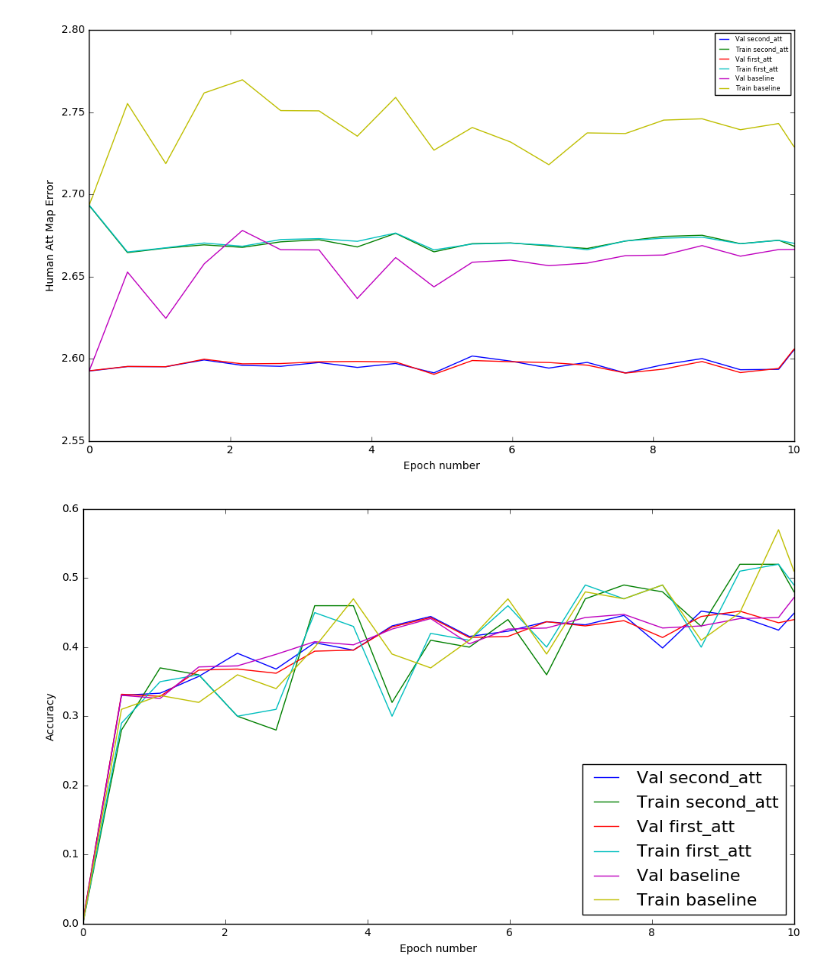
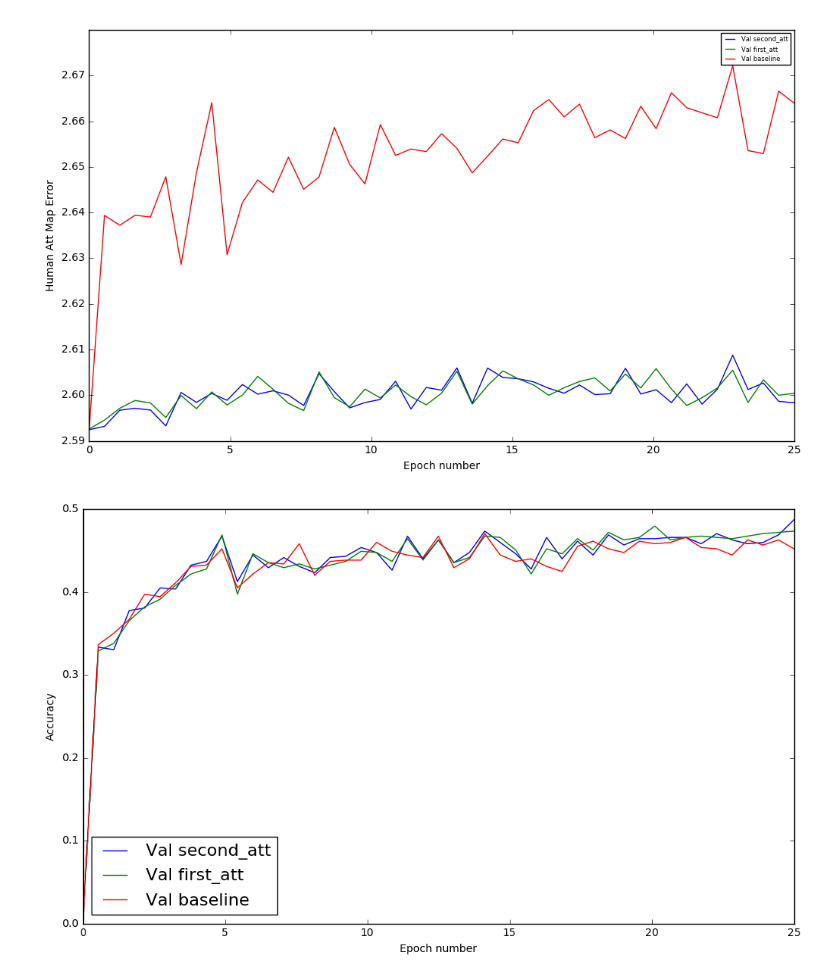
Before and after one commit to goncalomcorreia/vqa_human_attention, a Jupyter notebook: Plots.ipynb, the cells around one changed output. Saved outputs shown, nothing was run; the diff lists cells and outputs as text; code cells hidden in the pictures.

```diff
--- a/Plots.ipynb
+++ b/Plots.ipynb
@@ -16,7 +16,7 @@ err_train = []
 err_map_train = []
 labels = ['second_att', 'first_att', 'baseline']
 
-plot = 'joint_cost_second_att_new_data_plot_details.npz'
+plot = 'joint_cost_second_att_plot_details.npz'
 
 with np.load(plot_dir+plot) as data:
     err_valid.append(data['valid_error'])
@@ -29,7 +29,7 @@ with np.load(plot_dir+plot) as data:
     err_train.append(data['train_error'])
     acc_train.append(data['train_accuracy'])
 
-plot = 'joint_cost_first_att_new_data_plot_details.npz'
+plot = 'joint_cost_first_att_plot_details.npz'
 
 with np.load(plot_dir+plot) as data:
     err_valid.append(data['valid_error'])
@@ -59,25 +59,25 @@ fig = plt.figure(figsize=(12, 7))
 ax1 = fig.add_subplot(1, 1, 1)
 for i in xrange(len(x_axis_valid)):
     ax1.plot(x_axis_valid[i], err_map_valid[i], label='Val '+labels[i])
-    ax1.plot(x_axis_sub_train[i], err_map_train[i], label='Train '+labels[i])
+    #ax1.plot(x_axis_sub_train[i], err_map_train[i], label='Train '+labels[i])
 ax1.legend(loc=0,prop={'size':6})
 ax1.set_xlabel('Epoch number')
 ax1.set_ylabel('Human Att Map Error')
 fig.show()
 # %% [output]
-[figure, old version]
+[figure, new version]
 # %%
 fig = plt.figure(figsize=(12, 7))
 ax1 = fig.add_subplot(1, 1, 1)
 for i in xrange(len(x_axis_valid)):
     ax1.plot(x_axis_valid[i], acc_valid[i], label='Val '+labels[i])
-    ax1.plot(x_axis_main_train[i], acc_train[i], label='Train '+labels[i])
+    #ax1.plot(x_axis_main_train[i], acc_train[i], label='Train '+labels[i])
 ax1.legend(loc=0,prop={'size':16})
 ax1.set_xlabel('Epoch number')
 ax1.set_ylabel('Accuracy')
 fig.show()
 # %% [output]
-[figure, old version]
+[figure, new version]
 # %%
 fig = plt.figure(figsize=(12, 7))
 ax1 = fig.add_subplot(1, 1, 1)
```
Also changed, not shown: parts of 1 cell of this notebook, 1 other file.
